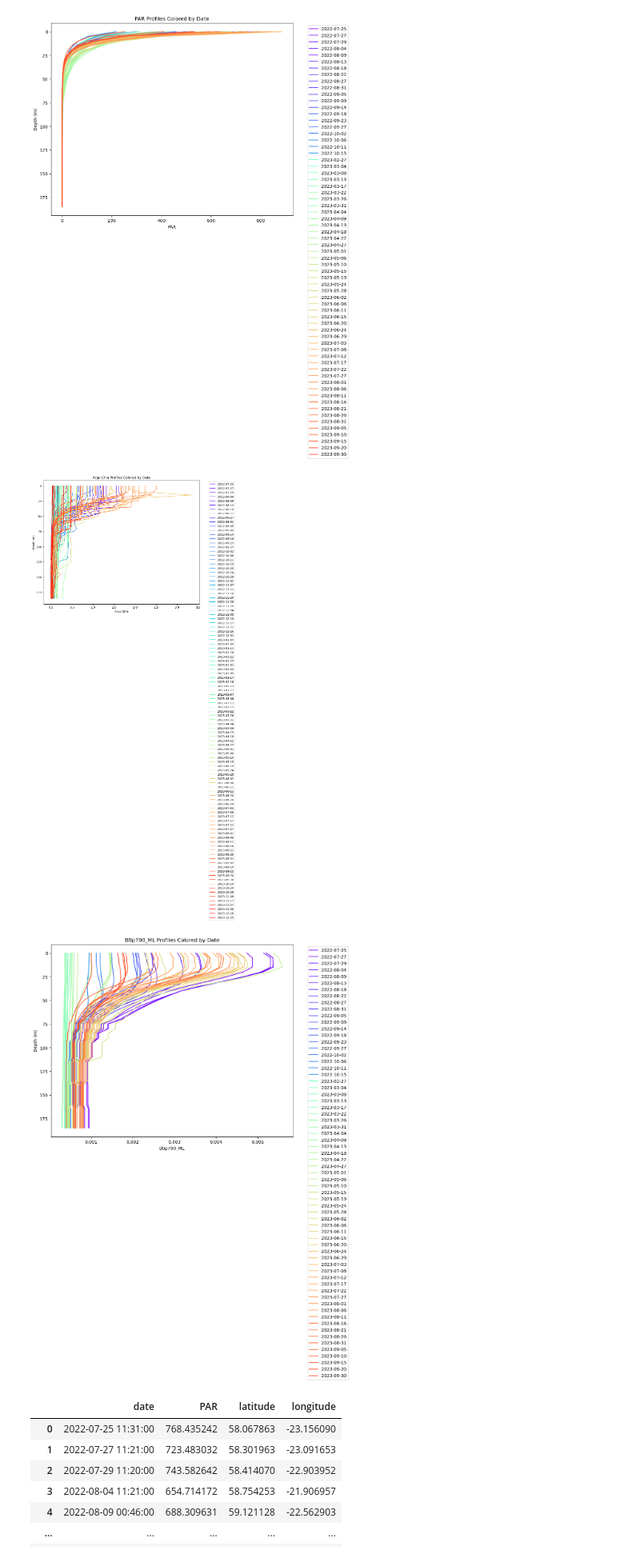
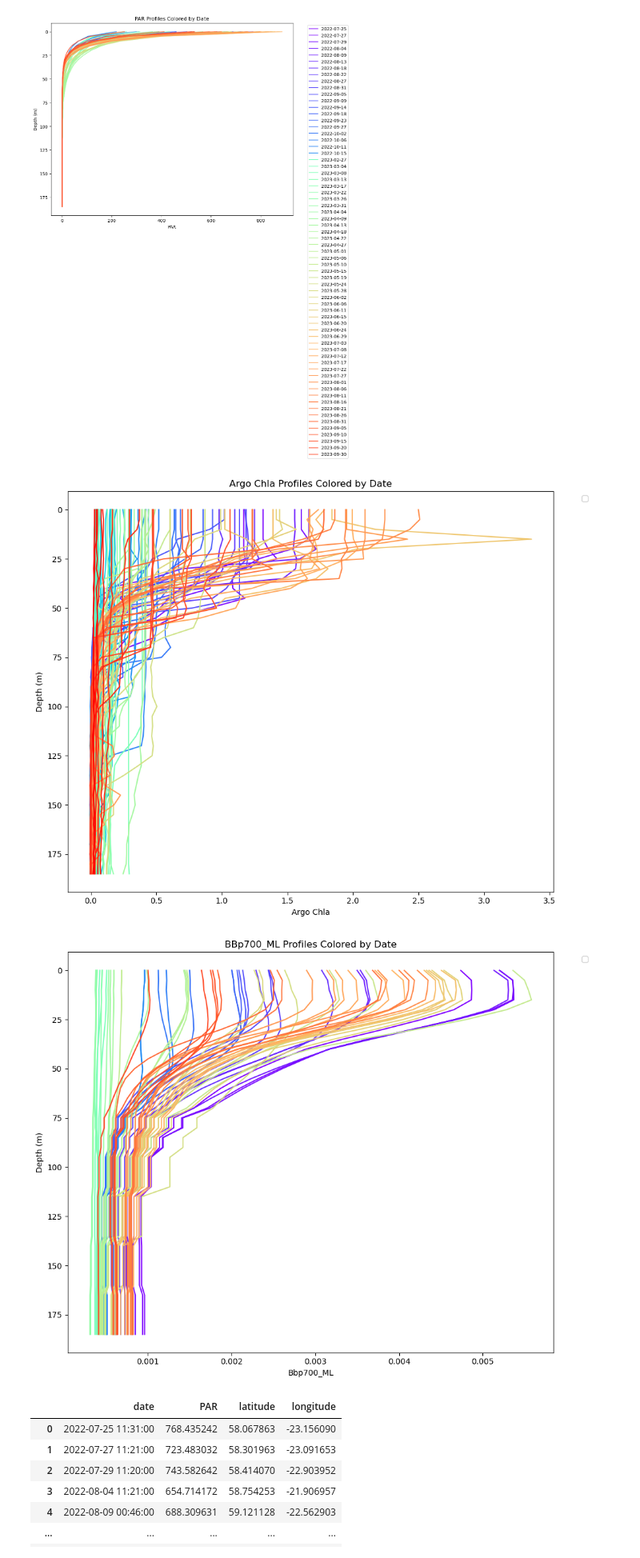
Before and after one commit to Flavi1P/Producitivity_estimates, a Jupyter notebook: Scripts/3d_products.ipynb, the cells around one changed output. Shown at 80% size. Saved outputs shown, nothing was run; the diff lists cells and outputs as text; code cells hidden in the pictures.

```diff
--- a/Scripts/3d_products.ipynb
+++ b/Scripts/3d_products.ipynb
@@ -362,7 +436,7 @@ fig, ax = plt.subplots(figsize=(10, 8))
 for i, date in enumerate(unique_dates):
     profile_data = interpolated_df[interpolated_df['date'] == date].dropna(subset=['CHLA_ML'])
     if not profile_data.empty:
-        ax.plot(profile_data['CHLA_ML'], profile_data['PRES'], color=cmap(norm(i)), label=str(date.date()))
+        ax.plot(profile_data['CHLA_ML'], profile_data['PRES'], color=cmap(norm(i)))
 
 ax.set_xlabel('Chla_ML')
 ax.set_ylabel('Depth (m)')
@@ -410,7 +484,7 @@ fig, ax = plt.subplots(figsize=(10, 8))
 for i, date in enumerate(unique_dates):
     profile_data = interpolated_df[interpolated_df['date'] == date].dropna(subset=['CHLA_ADJUSTED'])
     if not profile_data.empty:
-        ax.plot(profile_data['CHLA_ADJUSTED'], profile_data['PRES'], color=cmap(norm(i)), label=str(date.date()))
+        ax.plot(profile_data['CHLA_ADJUSTED'], profile_data['PRES'], color=cmap(norm(i)))
 
 ax.set_xlabel('Argo Chla')
 ax.set_ylabel('Depth (m)')
@@ -420,31 +494,31 @@ ax.legend(bbox_to_anchor=(1.05, 1), loc='upper left')
 plt.tight_layout()
 plt.show()
 # %% [output]
-[figure, old version]
+[figure, new version]
 # %%
 # Get unique dates and sort them
 unique_dates = sorted(interpolated_df['date'].unique())
 
 # Create a rainbow colormap
 cmap = plt.get_cmap('rainbow')
 norm = mcolors.Normalize(vmin=0, vmax=len(unique_dates)-1)
 
 fig, ax = plt.subplots(figsize=(10, 8))
 
 for i, date in enumerate(unique_dates):
     profile_data = interpolated_df[interpolated_df['date'] == date].dropna(subset=['BBP700_ML'])
     if not profile_data.empty:
-        ax.plot(profile_data['BBP700_ML'], profile_data['PRES'], color=cmap(norm(i)), label=str(date.date()))
+        ax.plot(profile_data['BBP700_ML'], profile_data['PRES'], color=cmap(norm(i)))
 
 ax.set_xlabel('Bbp700_ML')
 ax.set_ylabel('Depth (m)')
 ax.invert_yaxis()
 ax.set_title('BBp700_ML Profiles Colored by Date')
 ax.legend(bbox_to_anchor=(1.05, 1), loc='upper left')
 plt.tight_layout()
 plt.show()
 # %% [output]
-[figure, old version]
+[figure, new version]
 # %%
 surface_par_df = interpolated_df[interpolated_df['PRES'] == 0][['date', 'PAR', 'latitude', 'longitude']].reset_index(drop=True)
 surface_par_df
```
Also changed, not shown: parts of 6 cells of this notebook, 15 other files.
